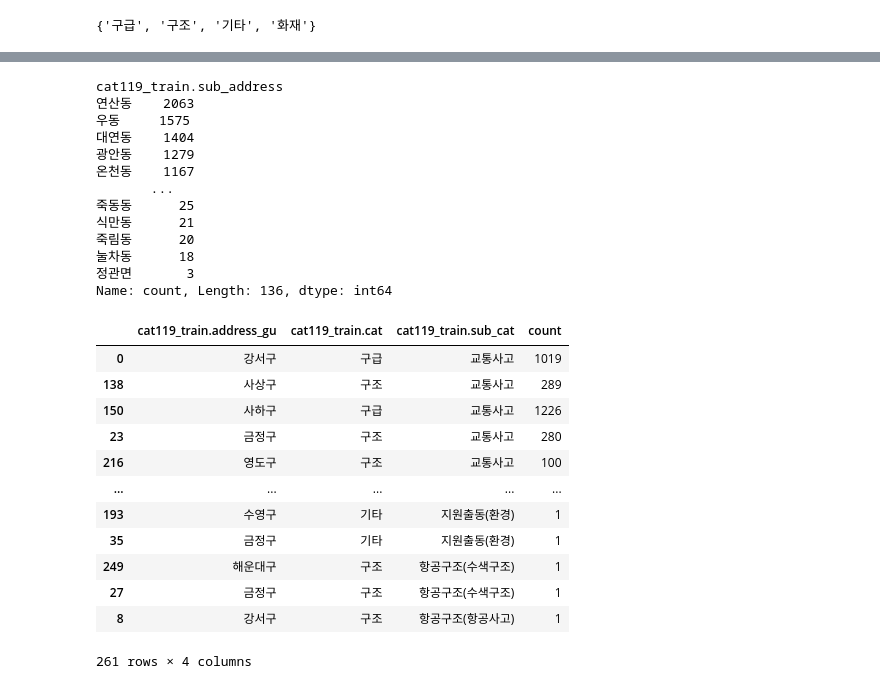
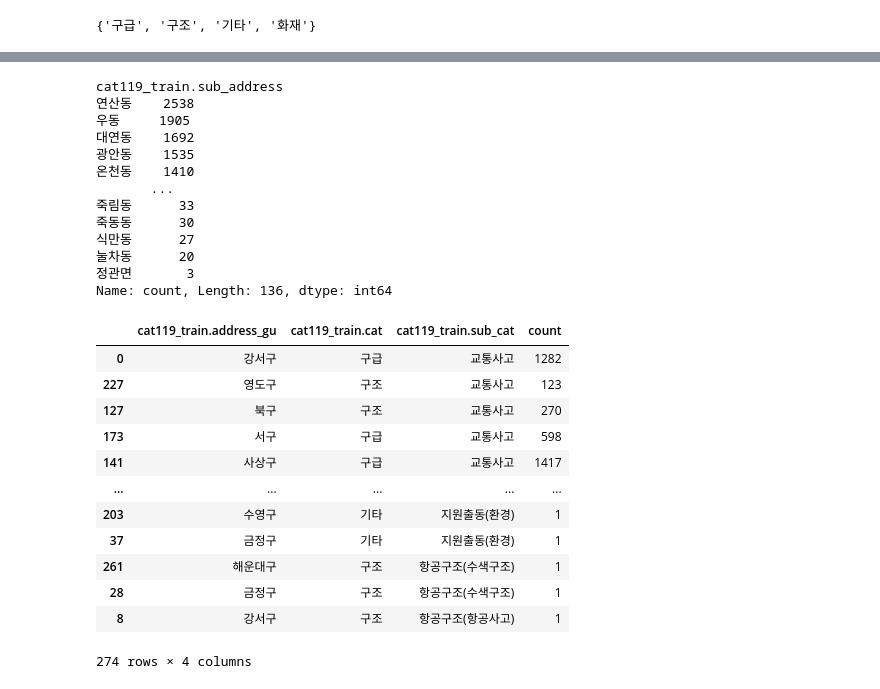
Before and after one commit to MK00098/Weather_Project, a Jupyter notebook: EDA_LSH.ipynb, the cells around one changed output, grey strips where cells are left out. Cells and saved outputs as stored; diff of their text form; code cells hidden in the pictures.

```diff
--- a/EDA_LSH.ipynb
+++ b/EDA_LSH.ipynb
@@ -234,3 +554,7 @@ data_cat119
 | 61769 | 61770 | 20231031 | 부산광역시 | 해운대구 | 송정동 | ... |
 | 61770 | 61771 | 20231031 | 부산광역시 | 해운대구 | 재송동 | ... |
 61771 rows × 9 columns
+# %%
+# Index 열 (첫번째) 제거
+data_cat119 = data_cat119.drop('Unnamed: 0', axis=1)
+data_cat119
@@ -236,0 +575,3 @@ data_cat119
+# %%
+test_cat119 = pd.read_csv('test_cat119.csv', encoding='cp949')
+test_cat119
@@ -236,0 +592,8 @@ data_cat119
+# %%
+test_cat119['cat119_train.call_count'] = np.nan # 두 개의 데이터 프레임 병합을 위해 임의의 nan 열 생성
+
+# 전처리를 위해 train과 test 파일을 병합합
+test_cat119.columns = data_cat119.columns # data_cat119의 열 이름을 기준으로 test_cat119도 맞춤
+
+combined_df_cat119 = pd.concat([data_cat119, test_cat119], axis=0, ignore_index=True)
+combined_df_cat119
@@ -359,41 +745,41 @@ cat119_train.address_gu
 Name: count, dtype: int64
 # %%
-data_cat119['cat119_train.sub_address'].value_counts()
+combined_df_cat119['cat119_train.sub_address'].value_counts()
 # %% [output]
 cat119_train.sub_address
-연산동    2063
-우동     1575
-대연동    1404
-광안동    1279
-온천동    1167
+연산동    2538
+우동     1905
+대연동    1692
+광안동    1535
+온천동    1410
        ...
-죽동동      25
-식만동      21
-죽림동      20
-눌차동      18
+죽림동      33
+죽동동      30
+식만동      27
+눌차동      20
 정관면       3
 Name: count, Length: 136, dtype: int64
 # %%
 data_cat119_counts = (
-    data_cat119
+    combined_df_cat119
     .groupby(['cat119_train.address_gu', 'cat119_train.cat', 'cat119_train.sub_cat'])
     .size()
     .reset_index(name='count')
 )
 data_cat119_counts.sort_values(by='cat119_train.sub_cat', ascending=True, inplace=True)
 data_cat119_counts
 # %% [output]
 |  | cat119_train.address_gu | cat119_train.cat | cat119_train.sub_cat | count |
-| 0 | 강서구 | 구급 | 교통사고 | 1019 |
-| 138 | 사상구 | 구조 | 교통사고 | 289 |
-| 150 | 사하구 | 구급 | 교통사고 | 1226 |
-| 23 | 금정구 | 구조 | 교통사고 | 280 |
-| 216 | 영도구 | 구조 | 교통사고 | 100 |
+| 0 | 강서구 | 구급 | 교통사고 | 1282 |
+| 227 | 영도구 | 구조 | 교통사고 | 123 |
+| 127 | 북구 | 구조 | 교통사고 | 270 |
+| 173 | 서구 | 구급 | 교통사고 | 598 |
+| 141 | 사상구 | 구급 | 교통사고 | 1417 |
 | ... | ... | ... | ... | ... |
-| 193 | 수영구 | 기타 | 지원출동(환경) | 1 |
-| 35 | 금정구 | 기타 | 지원출동(환경) | 1 |
-| 249 | 해운대구 | 구조 | 항공구조(수색구조) | 1 |
-| 27 | 금정구 | 구조 | 항공구조(수색구조) | 1 |
+| 203 | 수영구 | 기타 | 지원출동(환경) | 1 |
+| 37 | 금정구 | 기타 | 지원출동(환경) | 1 |
+| 261 | 해운대구 | 구조 | 항공구조(수색구조) | 1 |
+| 28 | 금정구 | 구조 | 항공구조(수색구조) | 1 |
 | 8 | 강서구 | 구조 | 항공구조(항공사고) | 1 |
-261 rows × 4 columns
+274 rows × 4 columns
 # %%
```
Also changed, not shown: parts of 80 cells of this notebook.
